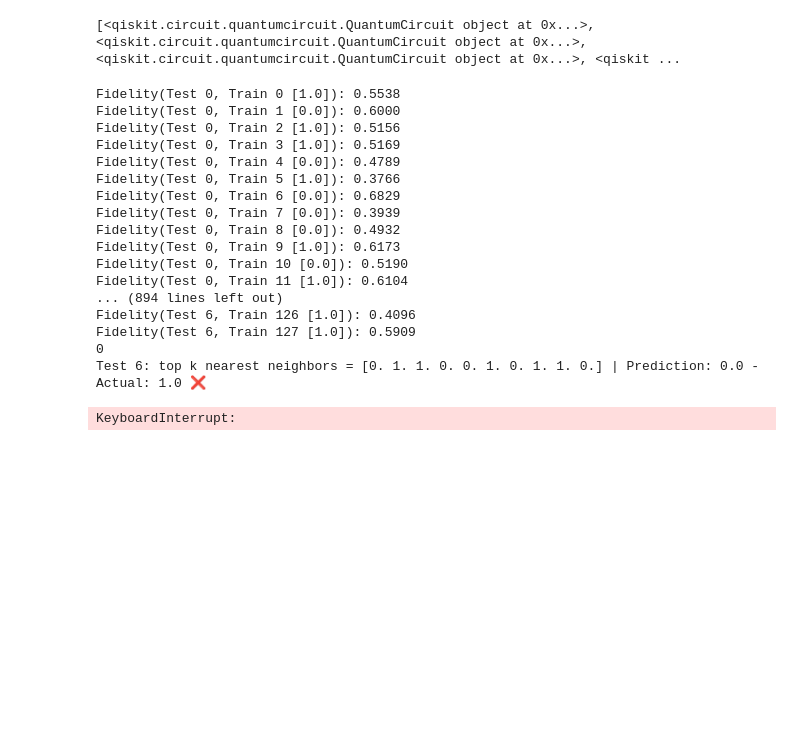
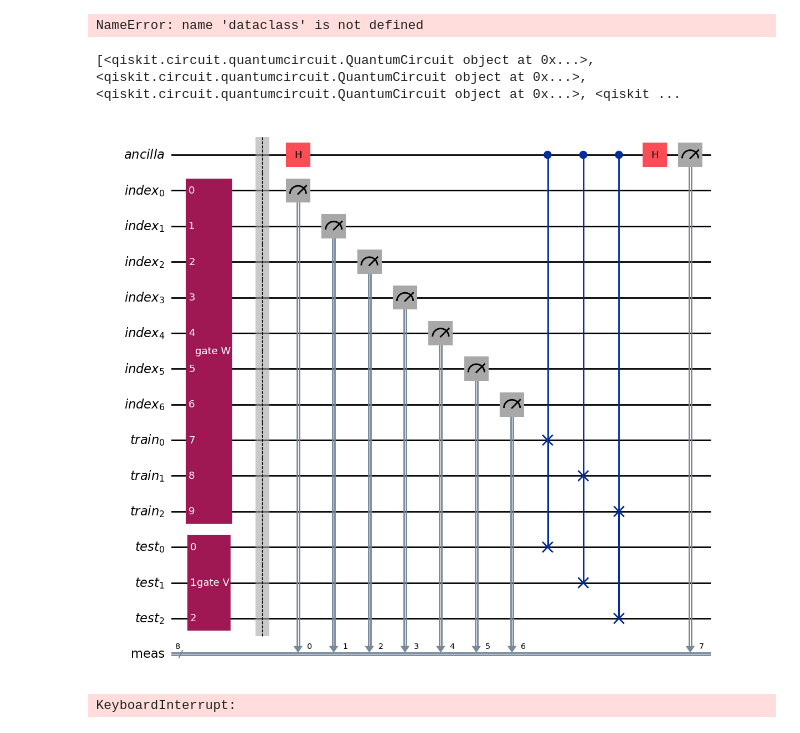
Before and after one commit to Aadipat/QuantumEngineeringProjectGroup8, a Jupyter notebook: Qknn with index reg.ipynb, the cells around one changed output. Drawn from its saved outputs; the diff is of its cells as text; code cells hidden in the pictures; blank space fills up the shorter version.

```diff
--- a/Qknn with index reg.ipynb
+++ b/Qknn with index reg.ipynb
@@ -94,8 +94,8 @@ def compute_fidelity(n_index, train_init, test_init, show_circuit, shots, backen
     qc = QuantumCircuit(ancilla, reg_index, reg_a, reg_b)
 
     # 1. State Preparation
-    qc.compose(train_init, qubits=[*reg_index, *reg_a], inplace=True)
-    qc.compose(test_init, qubits=reg_b, inplace=True)
+    qc.append(train_init, list(reg_index) + list(reg_a))
+    qc.append(test_init, list(reg_b))
     qc.barrier()
 
     # 2. SWAP Test
@@ -181,6 +181,8 @@ def qknn(num_index, qknn_input: QKNNInput, train_labels, test_labels, K=1, backe
         visualize_data(qknn_input.train, train_labels, qknn_input.test, predictions, K)
 
     return accuracy, predictions
+# %% [output]
+NameError: name 'dataclass' is not defined
 # %%
 # Load gate W representing the train states and the list with corresponding entanglement classes
 with open("W_gate.qpy", "rb") as handle:
@@ -200,32 +202,16 @@ print(qc_test)
 # %%
 model_acc, preditions_test = qknn(7,
     qknn_input=QuantumInput(
     train= qc_train[0],
     test = qc_test
     ), K = 10,
     train_labels=labels_train,
     test_labels=labels_test,
-    show_circuit=False
+    show_circuit=True
 )
 # %% [output]
+[figure, added]
-Fidelity(Test 0, Train 0 [1.0]): 0.5538
-Fidelity(Test 0, Train 1 [0.0]): 0.6000
-Fidelity(Test 0, Train 2 [1.0]): 0.5156
-Fidelity(Test 0, Train 3 [1.0]): 0.5169
-Fidelity(Test 0, Train 4 [0.0]): 0.4789
-Fidelity(Test 0, Train 5 [1.0]): 0.3766
-Fidelity(Test 0, Train 6 [0.0]): 0.6829
-Fidelity(Test 0, Train 7 [0.0]): 0.3939
-Fidelity(Test 0, Train 8 [0.0]): 0.4932
-Fidelity(Test 0, Train 9 [1.0]): 0.6173
-Fidelity(Test 0, Train 10 [0.0]): 0.5190
-Fidelity(Test 0, Train 11 [1.0]): 0.6104
-... (894 lines left out)
-Fidelity(Test 6, Train 126 [1.0]): 0.4096
-Fidelity(Test 6, Train 127 [1.0]): 0.5909
-0
-Test 6: top k nearest neighbors = [0. 1. 1. 0. 0. 1. 0. 1. 1. 0.] | Prediction: 0.0 - Actual: 1.0 ❌
+KeyboardInterrupt:
-KeyboardInterrupt:
 # %%
 # # Possible evaluation measures
 # def cm(y_test, y_pred_test):
```
